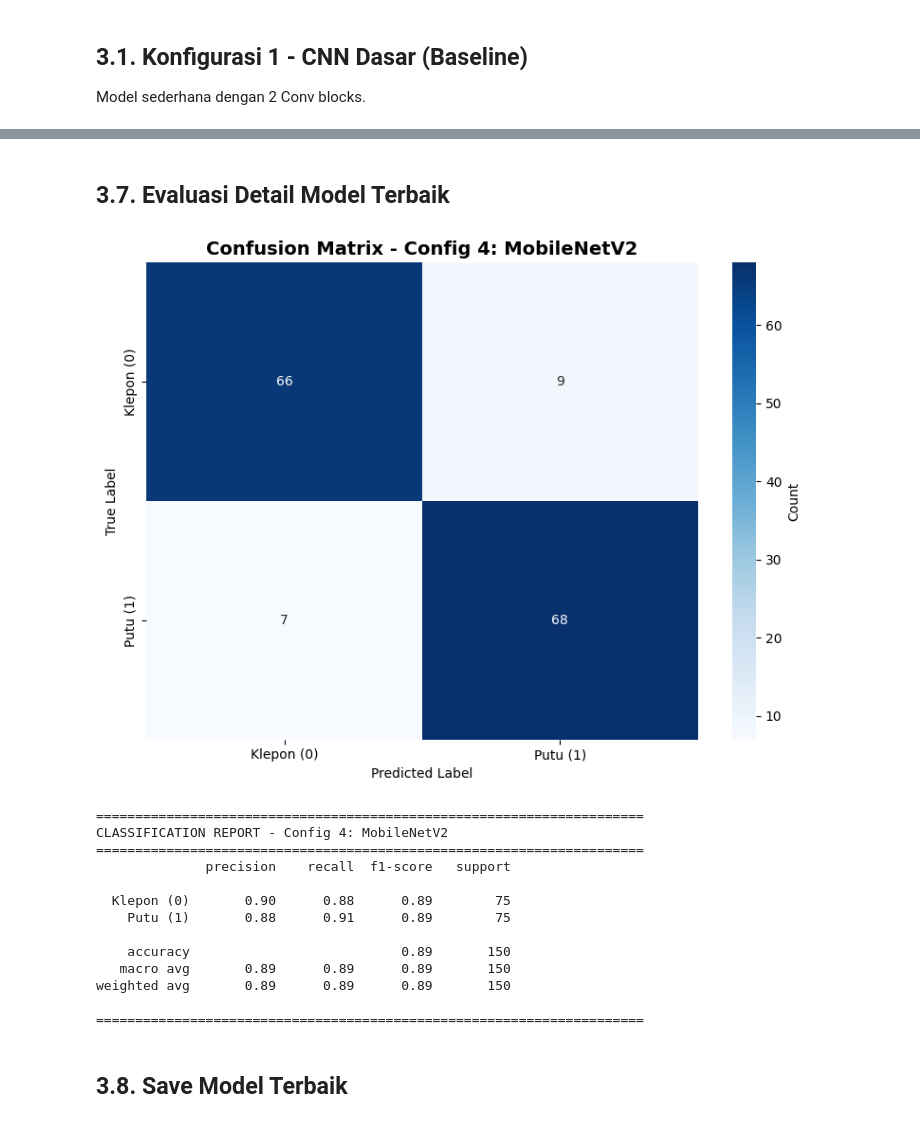
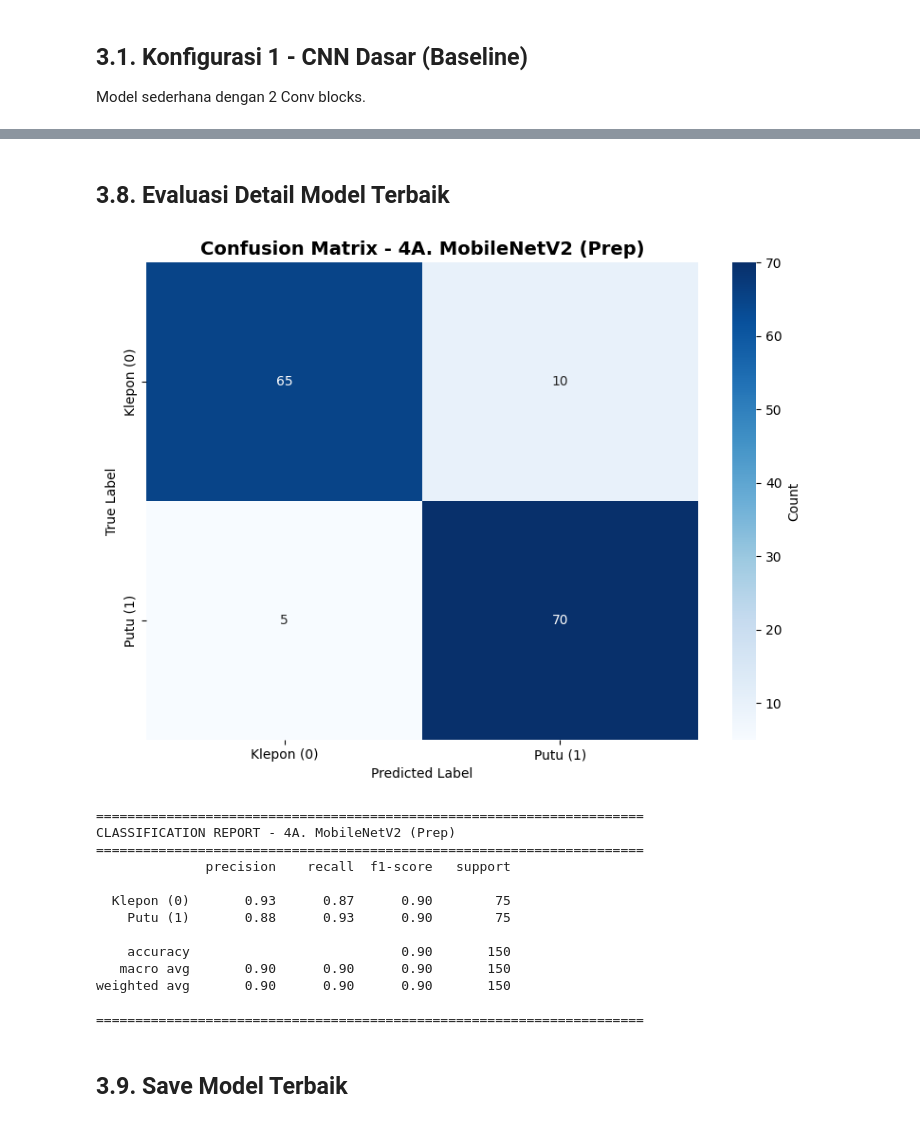
Before and after one commit to raffiadzril/DeepLearning_CNN_Klepon_Putu, a Jupyter notebook: train_cnn_klepon_putu.ipynb, the cells around one changed output, grey strips where cells are left out. Drawn from its saved outputs; the diff is of its cells as text; code cells hidden in the pictures.

Commit message:
perbaikan untuk model dan sistem praprocesss dan tidak

```diff
--- a/train_cnn_klepon_putu.ipynb
+++ b/train_cnn_klepon_putu.ipynb
@@ -764,51 +1532,58 @@ Config 2: CNN + Augmentasi          79.333335   0.456611          11
 # %% [markdown]
-## 3.7. Evaluasi Detail Model Terbaik
+## 3.8. Evaluasi Detail Model Terbaik
 # %%
 # Confusion Matrix dan Classification Report untuk model terbaik
 best_model = best_config[1]['model']
 
-test_generator.reset()
-y_pred_probs = best_model.predict(test_generator, verbose=0)
+# Tentukan generator yang sesuai dengan preprocessing model terbaik
+if "Prep)" in best_config[0]:
+    eval_generator = test_generator
+    eval_generator.reset()
+else:
+    eval_generator = test_generator_no_prep
+    eval_generator.reset()
+
+y_pred_probs = best_model.predict(eval_generator, verbose=0)
 y_pred = np.argmax(y_pred_probs, axis=1)
-y_true = test_generator.classes
+y_true = eval_generator.classes
 
 # Confusion Matrix
 cm = confusion_matrix(y_true, y_pred)
 
 plt.figure(figsize=(8, 6))
 sns.heatmap(cm, annot=True, fmt='d', cmap='Blues',
             xticklabels=['Klepon (0)', 'Putu (1)'],
             yticklabels=['Klepon (0)', 'Putu (1)'],
             cbar_kws={'label': 'Count'})
 plt.title(f'Confusion Matrix - {best_config[0]}', fontsize=14, fontweight='bold')
 plt.ylabel('True Label')
 plt.xlabel('Predicted Label')
 plt.tight_layout()
 plt.show()
 
 # Classification Report
 print("\n" + "="*70)
 print(f"CLASSIFICATION REPORT - {best_config[0]}")
 print("="*70)
 print(classification_report(y_true, y_pred, target_names=['Klepon (0)', 'Putu (1)']))
 print("="*70)
 # %% [output]
-[figure, old version]
+[figure, new version]
 ======================================================================
-CLASSIFICATION REPORT - Config 4: MobileNetV2
+CLASSIFICATION REPORT - 4A. MobileNetV2 (Prep)
 ======================================================================
               precision    recall  f1-score   support
 
-  Klepon (0)       0.90      0.88      0.89        75
-    Putu (1)       0.88      0.91      0.89        75
+  Klepon (0)       0.93      0.87      0.90        75
+    Putu (1)       0.88      0.93      0.90        75
 
-    accuracy                           0.89       150
-   macro avg       0.89      0.89      0.89       150
-weighted avg       0.89      0.89      0.89       150
+    accuracy                           0.90       150
+   macro avg       0.90      0.90      0.90       150
+weighted avg       0.90      0.90      0.90       150
 
 ======================================================================
 # %% [markdown]
-## 3.8. Save Model Terbaik
+## 3.9. Save Model Terbaik
 # %%
 # Save model terbaik
 best_model_name = best_config[0].replace('Config ', '').replace(':', '').replace(' ', '_').lower()
```
Also changed, not shown: parts of 23 cells of this notebook, 2 other files.
